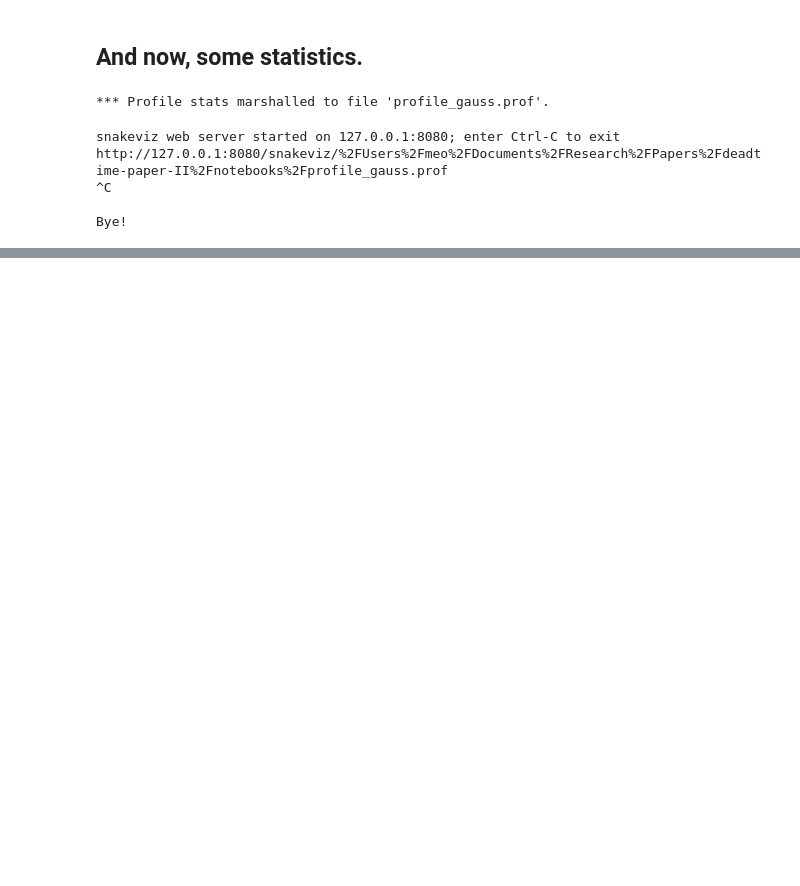
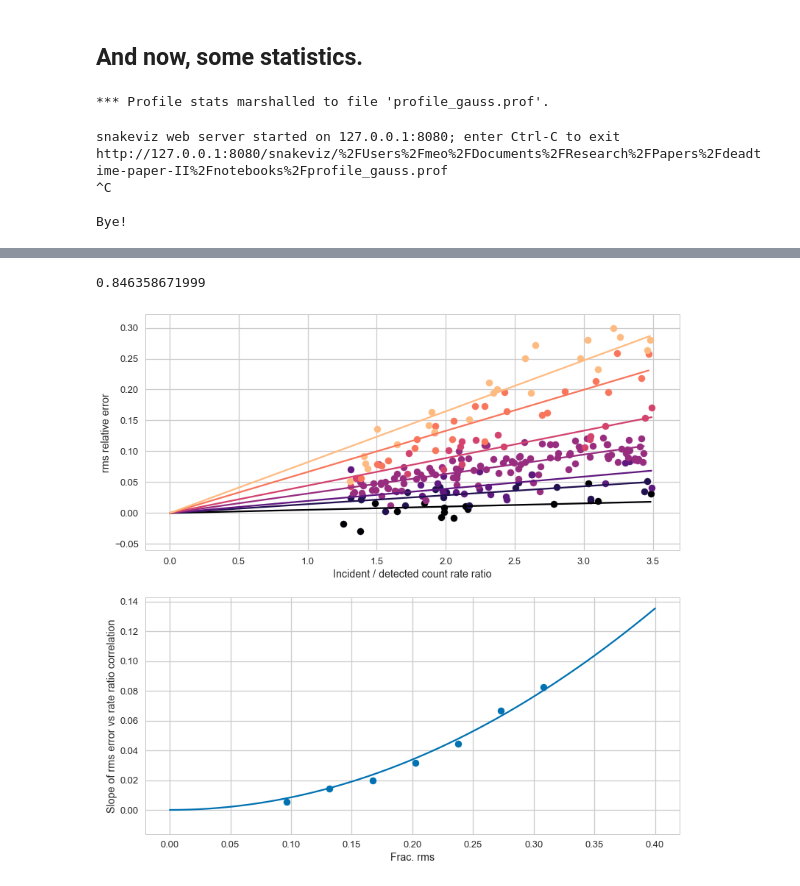
Before and after one commit to matteobachetti/deadtime-paper-II, a Jupyter notebook: notebooks/7. Estimate effect of different fluxes on rn.ipynb, the cells around one changed output, grey strips where cells are left out. Drawn from its saved outputs; the diff is of its cells as text; code cells hidden in the pictures; blank space fills up the shorter version.

```diff
--- a/notebooks/7. Estimate effect of different fluxes on rn.ipynb
+++ b/notebooks/7. Estimate effect of different fluxes on rn.ipynb
@@ -630,0 +647,5 @@ Mean _relative_ shift ((PDS 1 - clean)/clean) = (5.3 +- 11.4)%
+# %%
+fit_incident_vs_delta('results_rn.csv')
+# %% [output]
+0.846358671999
+[figure, added]
```
Also changed, not shown: parts of 12 cells of this notebook, 4 other files.
